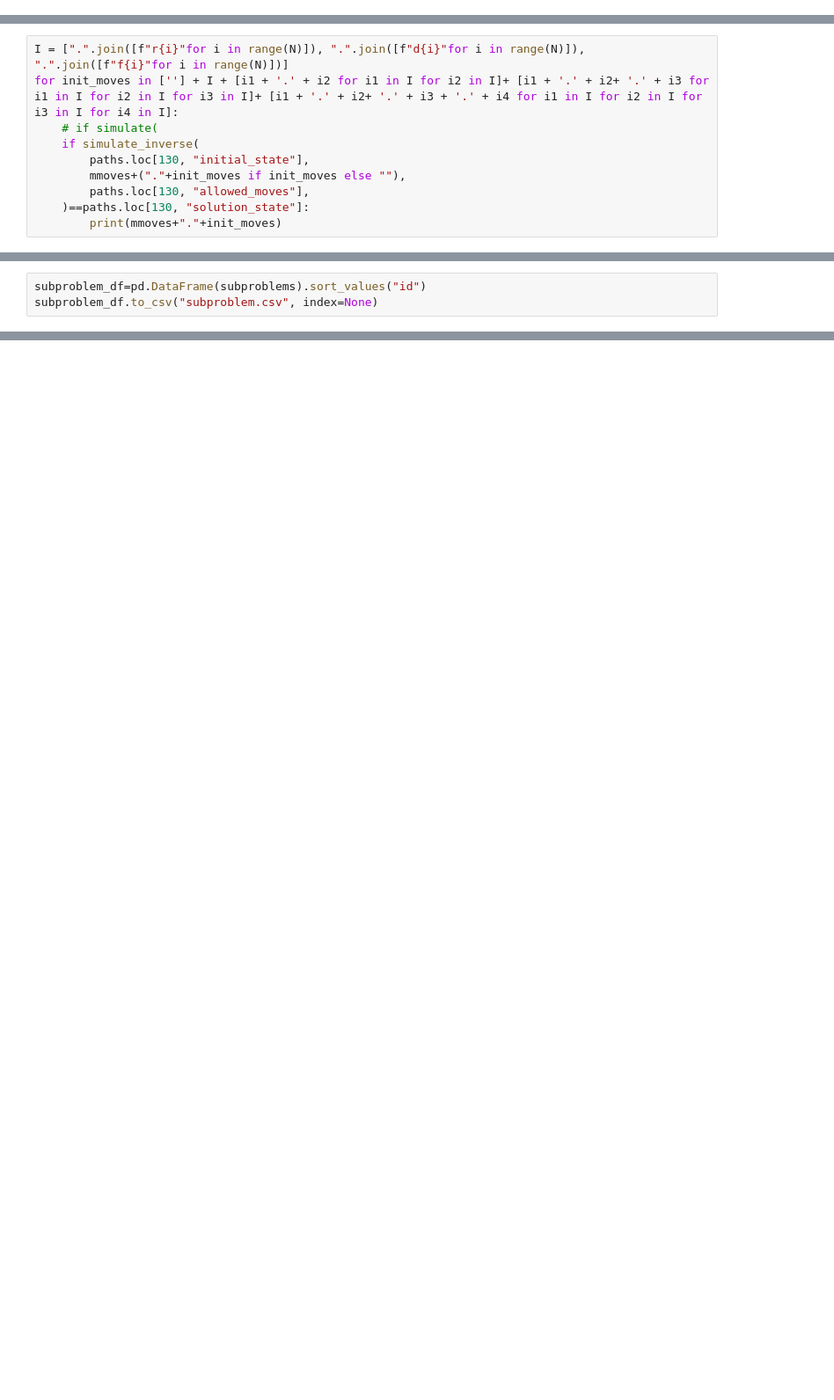
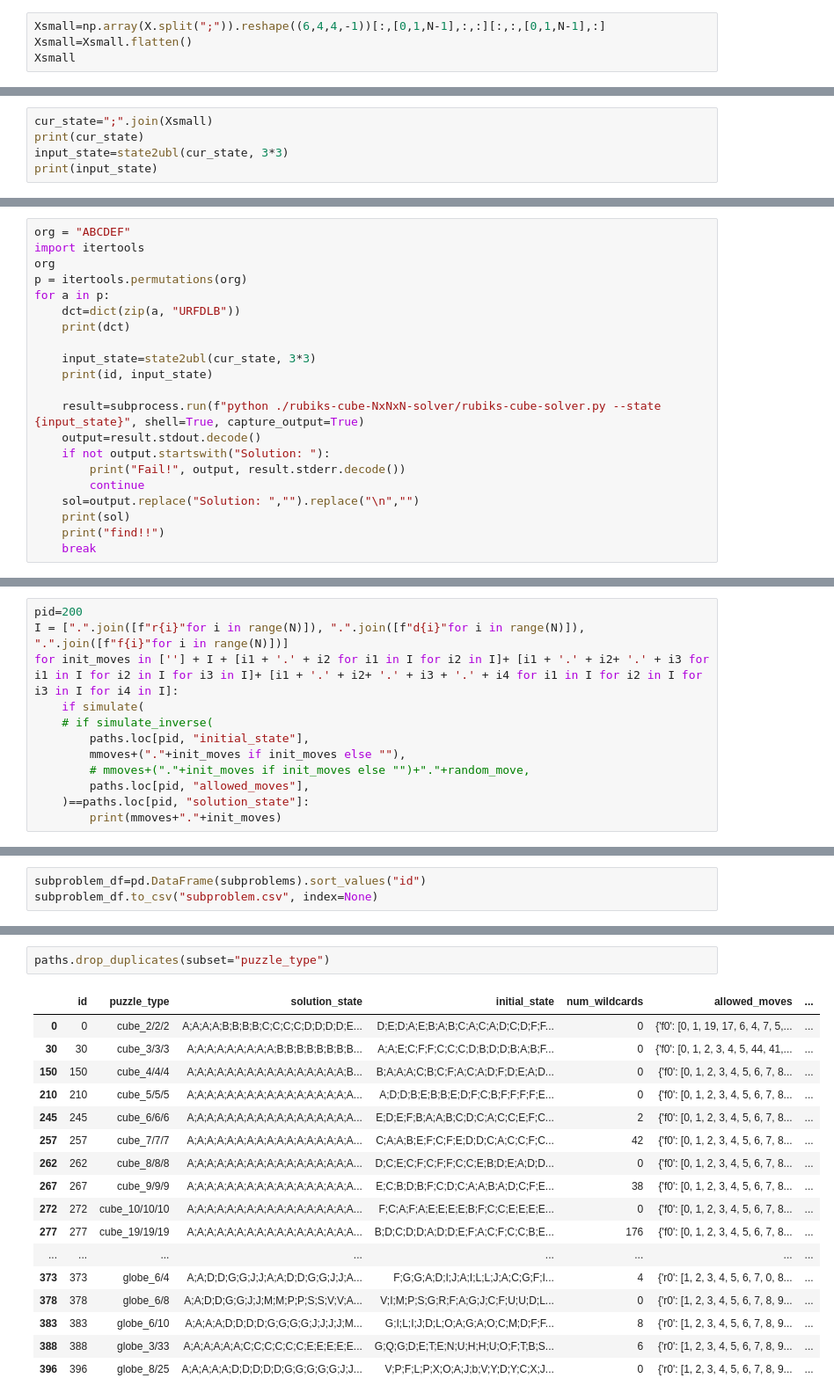
Before and after one commit to birdwatcherYT/santa2023, a Jupyter notebook: solver.ipynb, the cells around one changed output, grey strips where cells are left out. Shown at 88% size. Drawn from its saved outputs; the diff is of its cells as text; blank space fills up the shorter version.

Commit message:
4x4cube for solver

```diff
--- a/solver.ipynb
+++ b/solver.ipynb
@@ -221,0 +288,4 @@ B;A;A;A;C;B;C;F;A;C;A;D;F;D;E;A;D;C;A;B;F;A;B;C;A;B;F;C;C;D;A;F;C;F;E;C;A;A;E;C;
+# %%
+Xsmall=np.array(X.split(";")).reshape((6,4,4,-1))[:,[0,1,N-1],:,:][:,:,[0,1,N-1],:]
+Xsmall=Xsmall.flatten()
+Xsmall
@@ -221,0 +298,5 @@ B;A;A;A;C;B;C;F;A;C;A;D;F;D;E;A;D;C;A;B;F;A;B;C;A;B;F;C;C;D;A;F;C;F;E;C;A;A;E;C;
+# %%
+cur_state=";".join(Xsmall)
+print(cur_state)
+input_state=state2ubl(cur_state, 3*3)
+print(input_state)
@@ -222,3 +333,24 @@ B;A;A;A;C;B;C;F;A;C;A;D;F;D;E;A;D;C;A;B;F;A;B;C;A;B;F;C;C;D;A;F;C;F;E;C;A;A;E;C;
 # %%
 # input_state=state2ubl(paths.loc[130, "solution_state"])
 # input_state
+# %%
+org = "ABCDEF"
+import itertools
+org
+p = itertools.permutations(org)
+for a in p:
+    dct=dict(zip(a, "URFDLB"))
+    print(dct)
+
+    input_state=state2ubl(cur_state, 3*3)
+    print(id, input_state)
+
+    result=subprocess.run(f"python ./rubiks-cube-NxNxN-solver/rubiks-cube-solver.py --state {input_state}", shell=True, capture_output=True)
+    output=result.stdout.decode()
+    if not output.startswith("Solution: "):
+        print("Fail!", output, result.stderr.decode())
+        continue
+    sol=output.replace("Solution: ","").replace("\n","")
+    print(sol)
+    print("find!!")
+    break
@@ -278,10 +459,12 @@ simulate(
 # %%
+pid=200
 I = [".".join([f"r{i}"for i in range(N)]), ".".join([f"d{i}"for i in range(N)]), ".".join([f"f{i}"for i in range(N)])]
 for init_moves in [''] + I + [i1 + '.' + i2 for i1 in I for i2 in I]+ [i1 + '.' + i2+ '.' + i3 for i1 in I for i2 in I for i3 in I]+ [i1 + '.' + i2+ '.' + i3 + '.' + i4 for i1 in I for i2 in I for i3 in I for i4 in I]:
-    # if simulate(
-    if simulate_inverse(
-        paths.loc[130, "initial_state"],
+    if simulate(
+    # if simulate_inverse(
+        paths.loc[pid, "initial_state"],
         mmoves+("."+init_moves if init_moves else ""),
-        paths.loc[130, "allowed_moves"],
-    )==paths.loc[130, "solution_state"]:
+        # mmoves+("."+init_moves if init_moves else "")+"."+random_move,
+        paths.loc[pid, "allowed_moves"],
+    )==paths.loc[pid, "solution_state"]:
         print(mmoves+"."+init_moves)
@@ -548,0 +759,20 @@ subproblem_df
+# %%
+paths.drop_duplicates(subset="puzzle_type")
+# %% [output]
+|  | id | puzzle_type | solution_state | initial_state | num_wildcards | allowed_moves | ... |
+| 0 | 0 | cube_2/2/2 | A;A;A;A;B;B;B;B;C;C;C;C;D;D;D;D;E... | D;E;D;A;E;B;A;B;C;A;C;A;D;C;D;F;F... | 0 | {'f0': [0, 1, 19, 17, 6, 4, 7, 5,... | ... |
+| 30 | 30 | cube_3/3/3 | A;A;A;A;A;A;A;A;A;B;B;B;B;B;B;B;B... | A;A;E;C;F;F;C;C;C;D;B;D;D;B;A;B;F... | 0 | {'f0': [0, 1, 2, 3, 4, 5, 44, 41,... | ... |
+| 150 | 150 | cube_4/4/4 | A;A;A;A;A;A;A;A;A;A;A;A;A;A;A;A;B... | B;A;A;A;C;B;C;F;A;C;A;D;F;D;E;A;D... | 0 | {'f0': [0, 1, 2, 3, 4, 5, 6, 7, 8... | ... |
+| 210 | 210 | cube_5/5/5 | A;A;A;A;A;A;A;A;A;A;A;A;A;A;A;A;A... | A;D;D;B;E;B;B;E;D;F;C;B;F;F;F;F;E... | 0 | {'f0': [0, 1, 2, 3, 4, 5, 6, 7, 8... | ... |
+| 245 | 245 | cube_6/6/6 | A;A;A;A;A;A;A;A;A;A;A;A;A;A;A;A;A... | E;D;E;F;B;A;A;B;C;D;C;A;C;C;E;F;C... | 2 | {'f0': [0, 1, 2, 3, 4, 5, 6, 7, 8... | ... |
+| 257 | 257 | cube_7/7/7 | A;A;A;A;A;A;A;A;A;A;A;A;A;A;A;A;A... | C;A;A;B;E;F;C;F;E;D;D;C;A;C;C;F;C... | 42 | {'f0': [0, 1, 2, 3, 4, 5, 6, 7, 8... | ... |
+| 262 | 262 | cube_8/8/8 | A;A;A;A;A;A;A;A;A;A;A;A;A;A;A;A;A... | D;C;E;C;F;C;F;F;C;C;E;B;D;E;A;D;D... | 0 | {'f0': [0, 1, 2, 3, 4, 5, 6, 7, 8... | ... |
+| 267 | 267 | cube_9/9/9 | A;A;A;A;A;A;A;A;A;A;A;A;A;A;A;A;A... | E;C;B;D;B;F;C;D;C;A;A;B;A;D;C;F;E... | 38 | {'f0': [0, 1, 2, 3, 4, 5, 6, 7, 8... | ... |
+| 272 | 272 | cube_10/10/10 | A;A;A;A;A;A;A;A;A;A;A;A;A;A;A;A;A... | F;C;A;F;A;E;E;E;E;B;F;C;C;E;E;E;E... | 0 | {'f0': [0, 1, 2, 3, 4, 5, 6, 7, 8... | ... |
+| 277 | 277 | cube_19/19/19 | A;A;A;A;A;A;A;A;A;A;A;A;A;A;A;A;A... | B;D;C;D;D;A;D;D;E;F;A;C;F;C;C;B;E... | 176 | {'f0': [0, 1, 2, 3, 4, 5, 6, 7, 8... | ... |
+| ... | ... | ... | ... | ... | ... | ... | ... |
+| 373 | 373 | globe_6/4 | A;A;D;D;G;G;J;J;A;A;D;D;G;G;J;J;A... | F;G;G;A;D;I;J;A;I;L;L;J;A;C;G;F;I... | 4 | {'r0': [1, 2, 3, 4, 5, 6, 7, 0, 8... | ... |
+| 378 | 378 | globe_6/8 | A;A;D;D;G;G;J;J;M;M;P;P;S;S;V;V;A... | V;I;M;P;S;G;R;F;A;G;J;C;F;U;U;D;L... | 0 | {'r0': [1, 2, 3, 4, 5, 6, 7, 8, 9... | ... |
+| 383 | 383 | globe_6/10 | A;A;A;A;D;D;D;D;G;G;G;G;J;J;J;J;M... | G;I;L;I;J;D;L;O;A;G;A;O;C;M;D;F;F... | 8 | {'r0': [1, 2, 3, 4, 5, 6, 7, 8, 9... | ... |
+| 388 | 388 | globe_3/33 | A;A;A;A;A;A;C;C;C;C;C;C;E;E;E;E;E... | G;Q;G;D;E;T;E;N;U;H;H;U;O;F;T;B;S... | 6 | {'r0': [1, 2, 3, 4, 5, 6, 7, 8, 9... | ... |
+| 396 | 396 | globe_8/25 | A;A;A;A;A;D;D;D;D;D;G;G;G;G;G;J;J... | V;P;F;L;P;X;O;A;J;b;V;Y;D;Y;C;X;J... | 0 | {'r0': [1, 2, 3, 4, 5, 6, 7, 8, 9... | ... |
```
Also changed, not shown: parts of 39 cells of this notebook.
